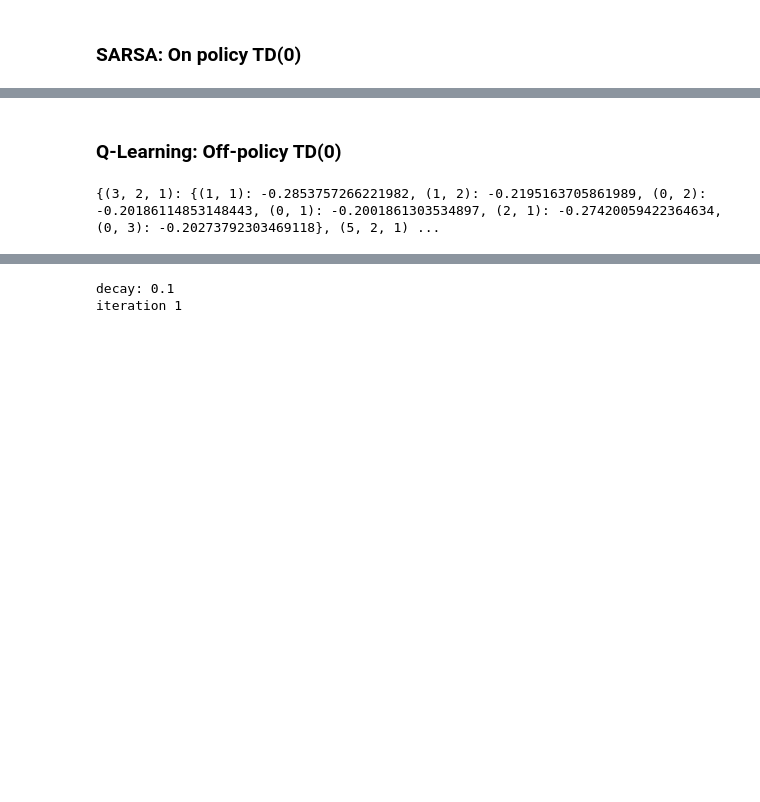
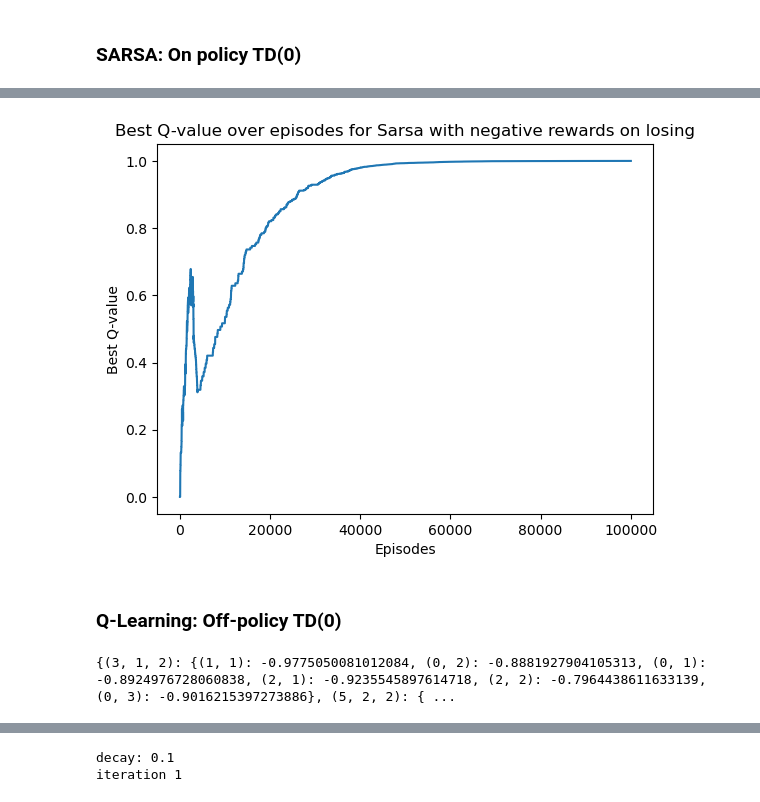
Before and after one commit to s0han24/tabular_rl_methods, a Jupyter notebook: nim_TD.ipynb, the cells around one changed output, grey strips where cells are left out. Saved outputs shown, nothing was run; the diff lists cells and outputs as text; code cells hidden in the pictures; blank space fills up the shorter version.

```diff
--- a/nim_TD.ipynb
+++ b/nim_TD.ipynb
@@ -309,2 +324,10 @@ percentage of winning positions fumbled: 24.53 %
+# %%
+plt.plot(history)
+plt.xlabel('Episodes')
+plt.ylabel('Best Q-value')
+plt.title('Best Q-value over episodes for Sarsa with negative rewards on losing')
+plt.show()
+# %% [output]
+[figure, added]
 # %%
 # providing a way to check performance more reliably
@@ -377,6 +413,6 @@ def qlearning(gamma=1, policy=EpsilonGreedyPolicy(), step_size=0.02, es=True, sa
 # %%
-policy, Q = qlearning(sample_step=sample_step_negative_on_losing)
+policy, Q, history = qlearning(sample_step=sample_step_negative_on_losing)
 
 print(Q)
 # %% [output]
-{(3, 2, 1): {(1, 1): -0.2853757266221982, (1, 2): -0.2195163705861989, (0, 2): -0.20186114853148443, (0, 1): -0.2001861303534897, (2, 1): -0.27420059422364634, (0, 3): -0.20273792303469118}, (5, 2, 1) ...
+{(3, 1, 2): {(1, 1): -0.9775050081012084, (0, 2): -0.8881927904105313, (0, 1): -0.8924976728060838, (2, 1): -0.9235545897614718, (2, 2): -0.7964438611633139, (0, 3): -0.9016215397273886}, (5, 2, 2): { ...
```
Also changed, not shown: parts of 58 cells of this notebook, 1 other file.
